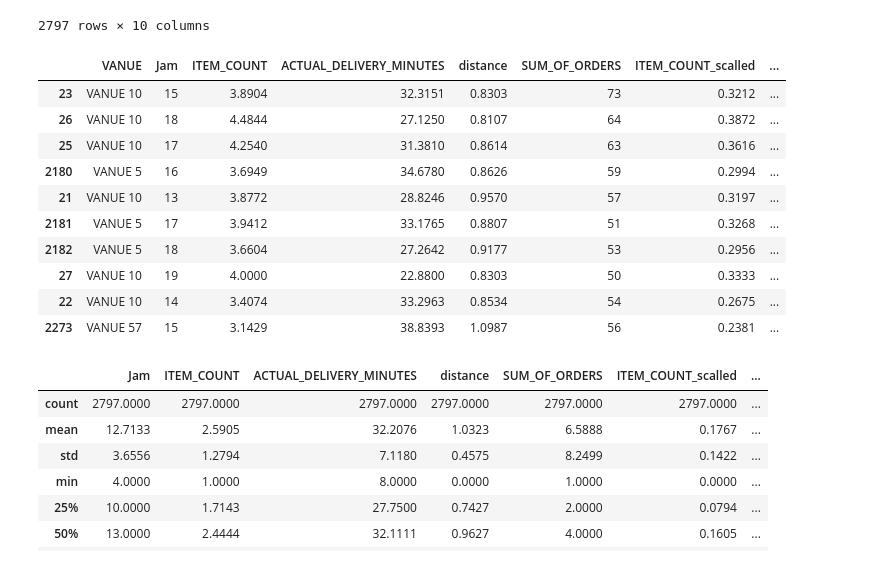
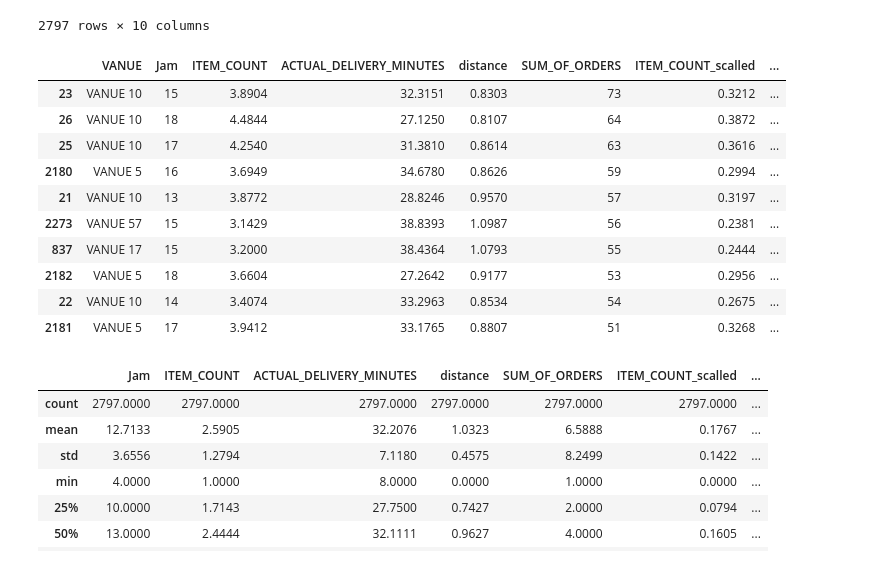
Before and after one commit to FransiscoReadyPermana/Food-Delivery, a Jupyter notebook: python/1.ipynb, the cells around one changed output. Saved outputs shown, nothing was run; the diff lists cells and outputs as text; code cells hidden in the pictures.

```diff
--- a/1.ipynb
+++ b/python/1.ipynb
@@ -13,7 +13,7 @@ warnings.filterwarnings("ignore")
 # %% [markdown]
 # Import Data
 # %%
-asli = pd.read_csv('data_cluster.csv', parse_dates=['TIMESTAMP'])
+asli = pd.read_csv('../data/data_cluster.csv', parse_dates=['TIMESTAMP'])
 # %%
 df = asli.copy()
 df.head()
@@ -265,20 +265,20 @@ Groupby_df
 | 2796 | VANUE 99 | 17 | 1.4286 | 35.4286 | 0.3828 | 7 | 0.0476 | ... |
 2797 rows × 10 columns
 # %%
-Groupby_df['iow'] = ((0.5 * Groupby_df['ITEM_COUNT_scalled']) +  (0.5 * Groupby_df['SUM_OF_ORDERS_scalled']))*100
+Groupby_df['item_order_weighted'] = ((0.35 * Groupby_df['ITEM_COUNT_scalled']) +  (0.65 * Groupby_df['SUM_OF_ORDERS_scalled']))*100
 Groupby_df.sort_values(by='iow', ascending=False).head(10)
 # %% [output]
 |  | VANUE | Jam | ITEM_COUNT | ACTUAL_DELIVERY_MINUTES | distance | SUM_OF_ORDERS | ITEM_COUNT_scalled | ... |
 | 23 | VANUE 10 | 15 | 3.8904 | 32.3151 | 0.8303 | 73 | 0.3212 | ... |
 | 26 | VANUE 10 | 18 | 4.4844 | 27.1250 | 0.8107 | 64 | 0.3872 | ... |
 | 25 | VANUE 10 | 17 | 4.2540 | 31.3810 | 0.8614 | 63 | 0.3616 | ... |
 | 2180 | VANUE 5 | 16 | 3.6949 | 34.6780 | 0.8626 | 59 | 0.2994 | ... |
 | 21 | VANUE 10 | 13 | 3.8772 | 28.8246 | 0.9570 | 57 | 0.3197 | ... |
+| 2273 | VANUE 57 | 15 | 3.1429 | 38.8393 | 1.0987 | 56 | 0.2381 | ... |
+| 837 | VANUE 17 | 15 | 3.2000 | 38.4364 | 1.0793 | 55 | 0.2444 | ... |
+| 2182 | VANUE 5 | 18 | 3.6604 | 27.2642 | 0.9177 | 53 | 0.2956 | ... |
+| 22 | VANUE 10 | 14 | 3.4074 | 33.2963 | 0.8534 | 54 | 0.2675 | ... |
 | 2181 | VANUE 5 | 17 | 3.9412 | 33.1765 | 0.8807 | 51 | 0.3268 | ... |
-| 2182 | VANUE 5 | 18 | 3.6604 | 27.2642 | 0.9177 | 53 | 0.2956 | ... |
-| 27 | VANUE 10 | 19 | 4.0000 | 22.8800 | 0.8303 | 50 | 0.3333 | ... |
-| 22 | VANUE 10 | 14 | 3.4074 | 33.2963 | 0.8534 | 54 | 0.2675 | ... |
-| 2273 | VANUE 57 | 15 | 3.1429 | 38.8393 | 1.0987 | 56 | 0.2381 | ... |
 # %%
 Groupby_df.describe()
 # %% [output]
```
Also changed, not shown: parts of 2 cells of this notebook, 6 other files.
